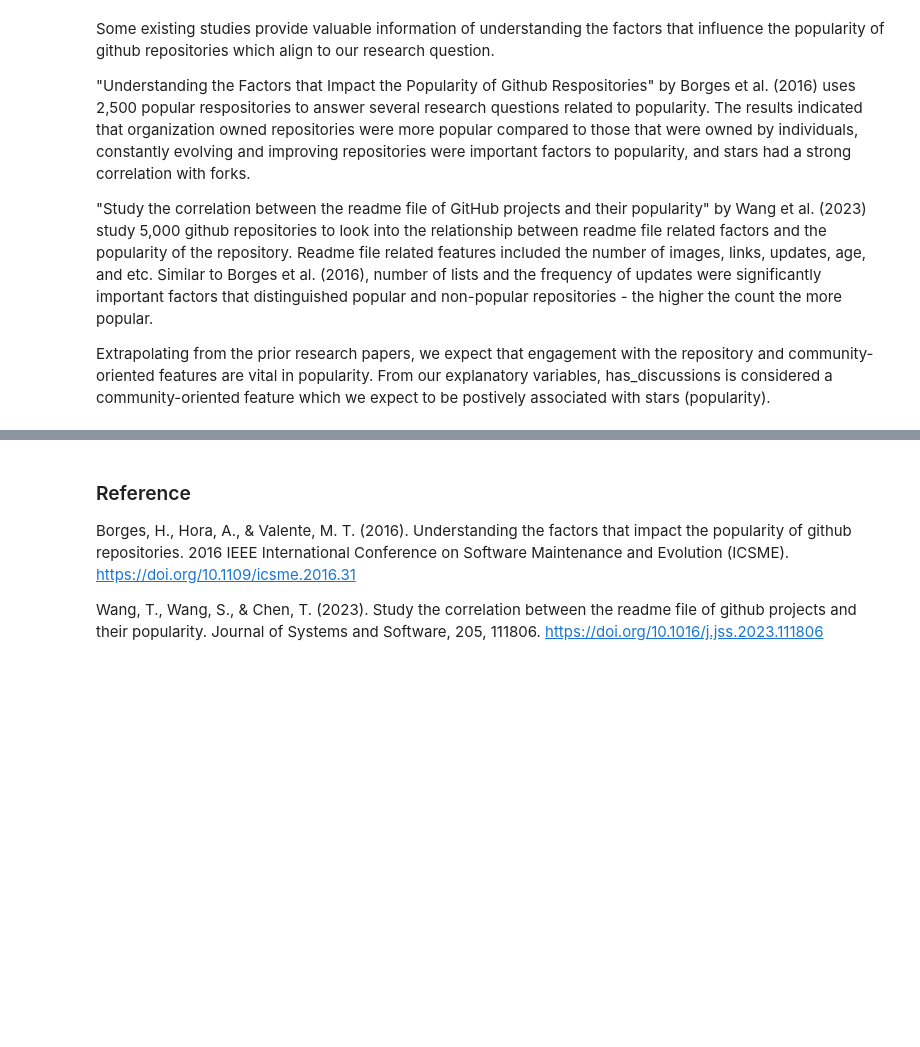
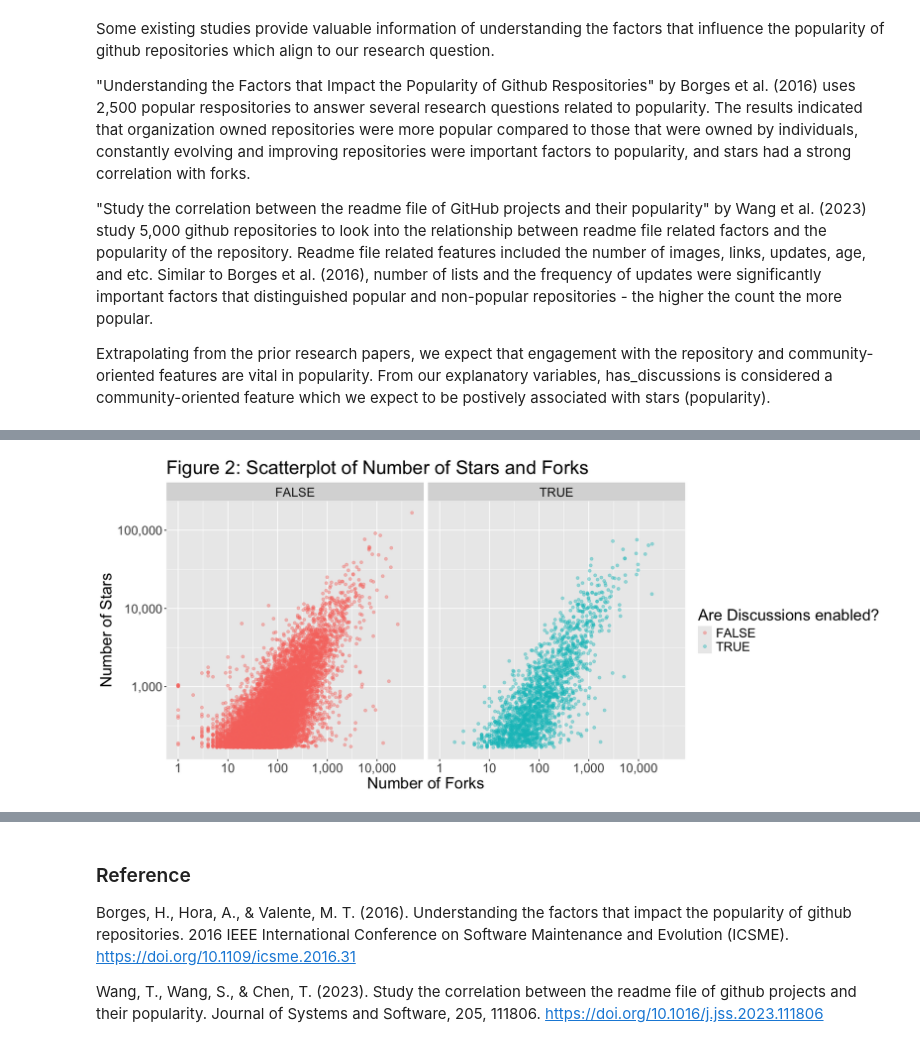
Before and after one commit to loayalabri/GitHubReposAnalysis, a Jupyter notebook: Final_Report.ipynb, the cells around one changed output, grey strips where cells are left out. Saved outputs shown, nothing was run; the diff lists cells and outputs as text; code cells hidden in the pictures; blank space fills up the shorter version.

```diff
--- a/Final_Report.ipynb
+++ b/Final_Report.ipynb
@@ -62,0 +97,5 @@ Extrapolating from the prior research papers, we expect that engagement with the
+# %%
+repositories <- read_csv("data/repositories.csv")
+head(repositories)
+nrow <- nrow(repositories)
+print(paste("There are a total of ", nrow, "rows"))
@@ -62,0 +254,14 @@ Extrapolating from the prior research papers, we expect that engagement with the
+# %%
+options(repr.plot.width = 14, repr.plot.height = 6)
+stars_forks <- ggplot(repos_train, aes(x = Forks, y = Stars, color = Has_Discussions)) +
+                     geom_point(alpha = 0.4, size = 1.5) +
+                     ggtitle("Figure 2: Scatterplot of Number of Stars and Forks") +
+                     labs(x = "Number of Forks", y = "Number of Stars", color = "Are Discussions enabled?") +
+                     facet_wrap(vars(Has_Discussions)) +
+                     scale_x_continuous(labels = comma, trans = "log10") +
+                     scale_y_continuous(labels = comma, trans = "log10") +
+                     theme(text = element_text(size = 20))
+
+stars_forks
+# %% [output]
+[figure, added]
```
Also changed, not shown: parts of 53 cells of this notebook.
